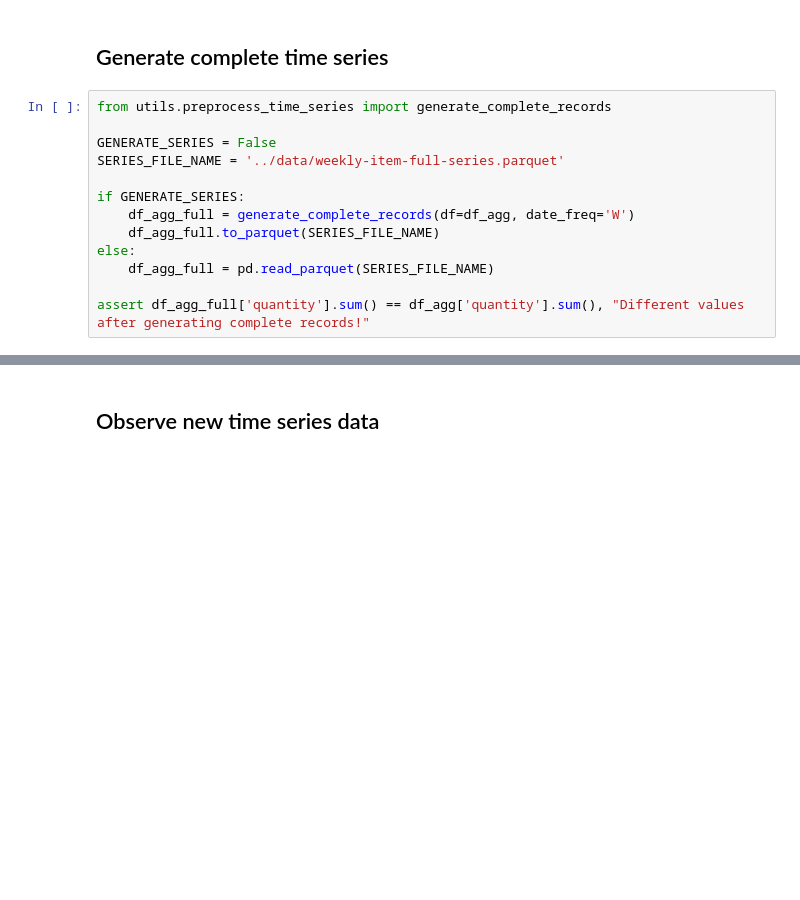
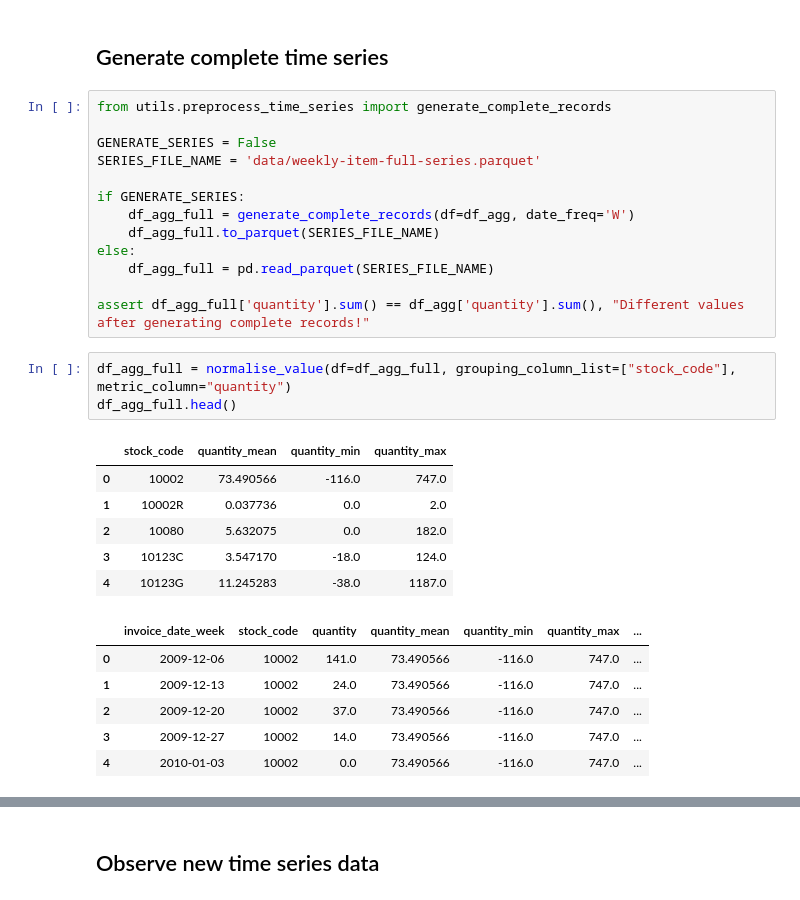
Before and after one commit to elvyna/uci-online-retail, a Jupyter notebook: notebooks/2021-07-05-time-series-clustering.ipynb, the cells around one changed output, grey strips where cells are left out. Drawn from its saved outputs; the diff is of its cells as text; blank space fills up the shorter version.

```diff
--- a/notebooks/2021-07-05-time-series-clustering.ipynb
+++ b/notebooks/2021-07-05-time-series-clustering.ipynb
@@ -155,7 +196,7 @@ sns.despine();
 from utils.preprocess_time_series import generate_complete_records
 
 GENERATE_SERIES = False
-SERIES_FILE_NAME = '../data/weekly-item-full-series.parquet'
+SERIES_FILE_NAME = 'data/weekly-item-full-series.parquet'
 
 if GENERATE_SERIES:
     df_agg_full = generate_complete_records(df=df_agg, date_freq='W')
@@ -164,6 +205,22 @@ else:
     df_agg_full = pd.read_parquet(SERIES_FILE_NAME)
 
 assert df_agg_full['quantity'].sum() == df_agg['quantity'].sum(), "Different values after generating complete records!"
+# %%
+df_agg_full = normalise_value(df=df_agg_full, grouping_column_list=["stock_code"], metric_column="quantity")
+df_agg_full.head()
+# %% [output]
+|  | stock_code | quantity_mean | quantity_min | quantity_max |
+| 0 | 10002 | 73.490566 | -116.0 | 747.0 |
+| 1 | 10002R | 0.037736 | 0.0 | 2.0 |
+| 2 | 10080 | 5.632075 | 0.0 | 182.0 |
+| 3 | 10123C | 3.547170 | -18.0 | 124.0 |
+| 4 | 10123G | 11.245283 | -38.0 | 1187.0 |
+|  | invoice_date_week | stock_code | quantity | quantity_mean | quantity_min | quantity_max | ... |
+| 0 | 2009-12-06 | 10002 | 141.0 | 73.490566 | -116.0 | 747.0 | ... |
+| 1 | 2009-12-13 | 10002 | 24.0 | 73.490566 | -116.0 | 747.0 | ... |
+| 2 | 2009-12-20 | 10002 | 37.0 | 73.490566 | -116.0 | 747.0 | ... |
+| 3 | 2009-12-27 | 10002 | 14.0 | 73.490566 | -116.0 | 747.0 | ... |
+| 4 | 2010-01-03 | 10002 | 0.0 | 73.490566 | -116.0 | 747.0 | ... |
 # %%
 mask = (df_agg_full['stock_code'] == '10002')
 df_agg_full[mask]
```
Also changed, not shown: parts of 13 cells of this notebook, 1 other file.
